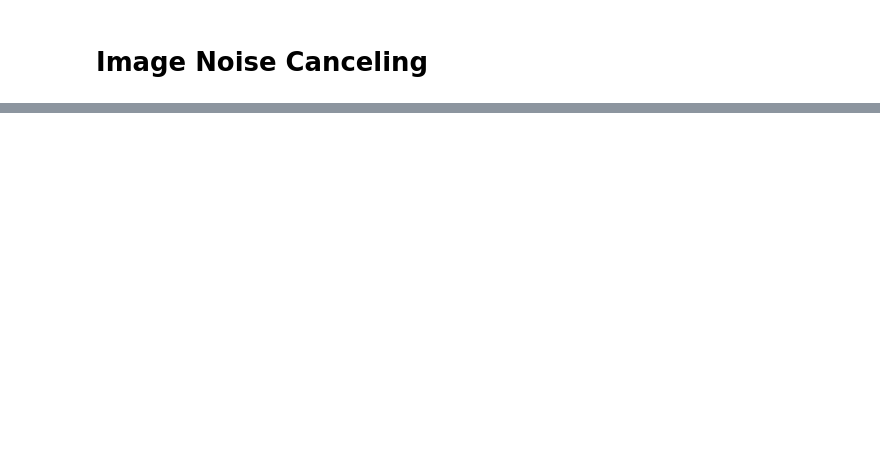
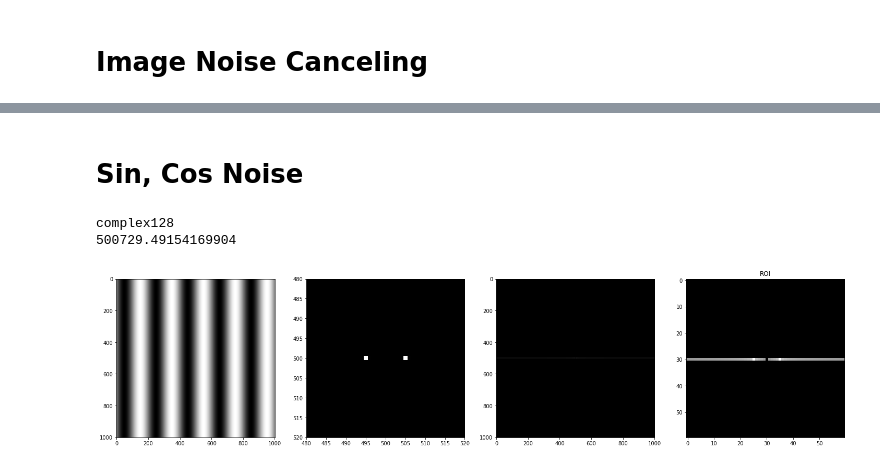
Before and after one commit to mckang6113875/AP_Test_OPEN, a Jupyter notebook: Image_Noise_Canceling_edit1.ipynb, the cells around one changed output, grey strips where cells are left out. Cells and saved outputs as stored; diff of their text form; code cells hidden in the pictures; blank space fills up the shorter version.

```diff
--- a/Image_Noise_Canceling_edit1.ipynb
+++ b/Image_Noise_Canceling_edit1.ipynb
@@ -67,3 +15,45 @@ float64
+# %% [markdown]
+# Sin, Cos Noise
+# %%
+import numpy as np
+import matplotlib.pyplot as plt
+x = np.arange(-500, 501, 1)
+X, Y = np.meshgrid(x, x)
+wavelength = 200
+angle = 0
+
+grating = np.sin(2*np.pi*(X*np.cos(angle) + Y*np.sin(angle)) / wavelength)
+
+fig = plt.figure(figsize=(25, 10))
+plt.set_cmap("gray")
+plt.subplot(141)
+plt.imshow(grating)
+
+##############################################
+ft1 = np.fft.fft2(grating)
+ft1 = np.fft.fftshift(ft1)
+magnitude_spectrum1 = 20*np.log(np.abs(ft1)+0.001)
+##############################################
+
+plt.subplot(142)
+plt.imshow(abs(ft1))
+plt.xlim([480, 520])
+plt.ylim([520, 480])
+
+plt.subplot(143)
+plt.imshow(magnitude_spectrum1)
+
+ROI1 = magnitude_spectrum1[470:530, 470:530]
+plt.subplot(144)
+plt.imshow(ROI1, cmap='gray')
+plt.title('ROI')
+
+print(ft1.dtype)
+print(abs(ft1[500, 495]))
+# %% [output]
+complex128
+500729.49154169904
+[figure, added]
 # %%
 import numpy as np
 import cv2
```
Also changed, not shown: parts of 19 cells of this notebook.
